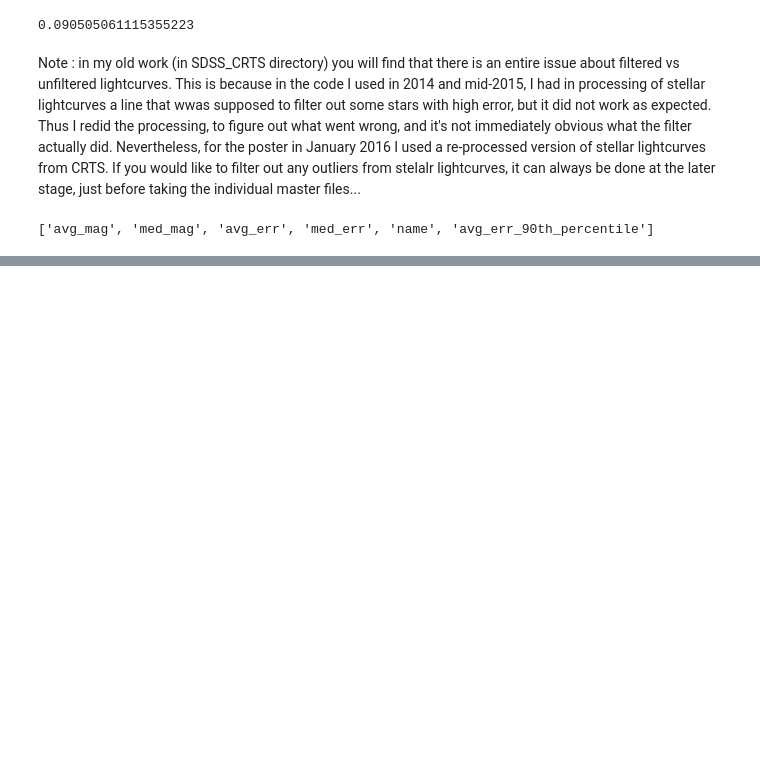
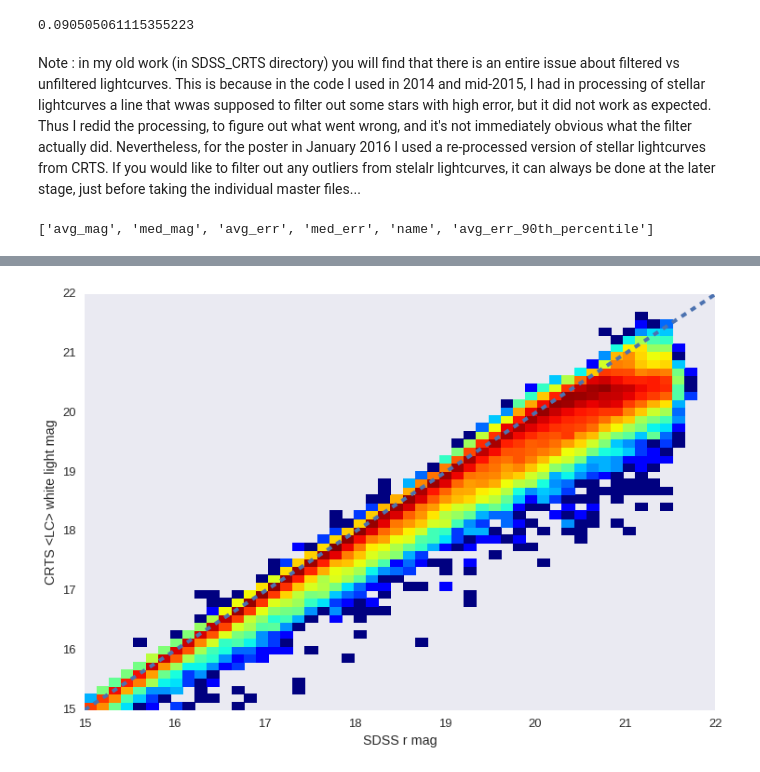
Before and after one commit to suberlak/CRTS_PROJECT, a Jupyter notebook: A_Fig_1_stars_CRTS_stats.ipynb, the cells around one changed output, grey strips where cells are left out. Cells and saved outputs as stored; diff of their text form; code cells hidden in the pictures; blank space fills up the shorter version.

```diff
--- a/A_Fig_1_stars_CRTS_stats.ipynb
+++ b/A_Fig_1_stars_CRTS_stats.ipynb
@@ -305,0 +430,22 @@ min(stats_proc_err_w['avg_err'])
+# %%
+r = star_cat['r_mMed']
+m0 = (r > 15)*(r<22)
+avg_mag = star_cat['CRTS_M']
+m1 = (avg_mag>15)*(avg_mag<22)
+m = m0*m1
+
+fig,ax = plt.subplots()
+H, xedges, yedges = np.histogram2d(r[m],avg_mag[m], bins=50)
+H = np.rot90(H)
+H = np.flipud(H)
+# Mask zeros
+Hmasked = np.ma.masked_where(H==0,H) # Mask pixels with a value of zeropltssssss
+# Plot 2D histogram using pcolor
+ax.pcolormesh(xedges,yedges,np.log10(Hmasked), cmap='jet')
+ax.plot(np.linspace(15,22), np.linspace(15,22), ls='--', lw=4)
+ax.set_xlabel('SDSS r mag')
+ax.set_ylabel('CRTS <LC> white light mag')
+plt.tight_layout()
+plt.savefig('../Fig_1_Stars_CRTS_vs_SDSS_r_magnitudes.png')
+# %% [output]
+[figure, added]
```
Also changed, not shown: parts of 15 cells of this notebook, 1 other file.
